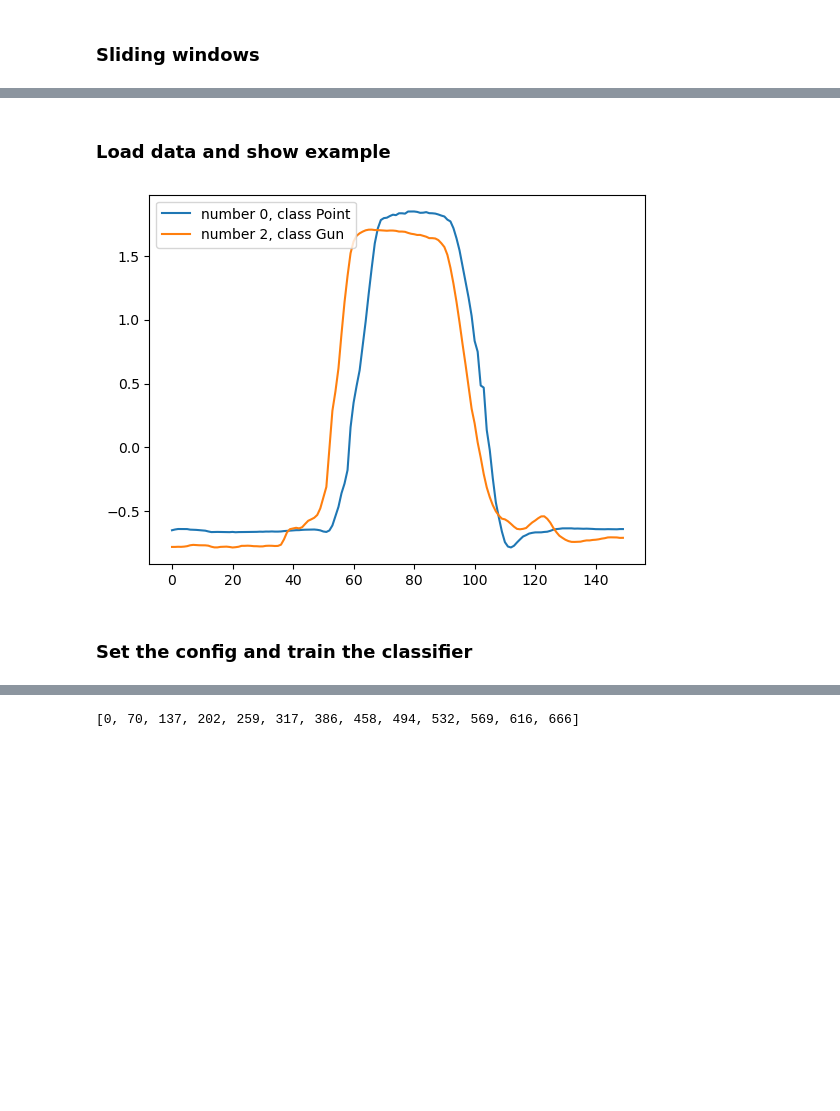
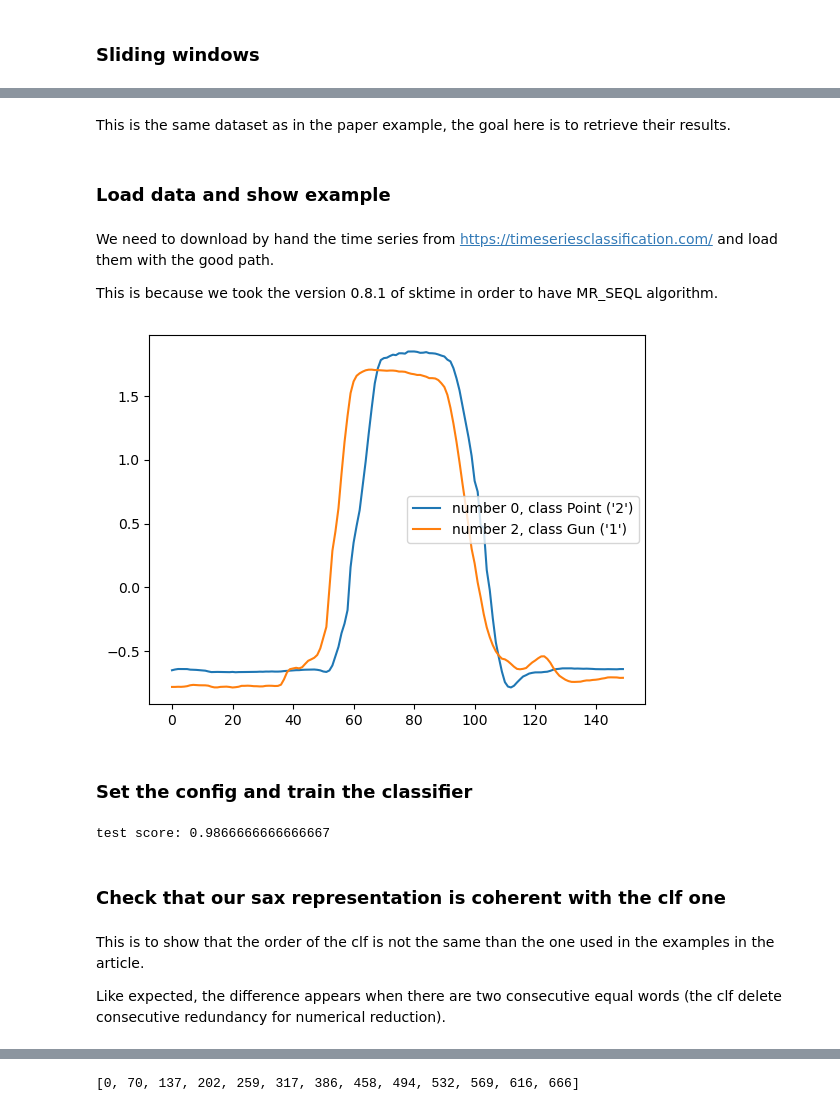
Before and after one commit to StanislasDOZIAS/MR-SEQL, a Jupyter notebook: notebooks/final_notebook.ipynb, the cells around one changed output, grey strips where cells are left out. Drawn from its saved outputs; the diff is of its cells as text; code cells hidden in the pictures; blank space fills up the shorter version.

Commit message:
Fixed the plot of interpretable curves + cleaning + comments

```diff
--- a/notebooks/final_notebook.ipynb
+++ b/notebooks/final_notebook.ipynb
@@ -132,2 +178,4 @@ As it is used: cdba dcaa dcba (i.e. normalized and 'a' for low value)
+# %% [markdown]
+This is the same dataset as in the paper example, the goal here is to retrieve their results.
 # %% [markdown]
 ### Load data and show example
@@ -136 +182,5 @@ DATA_PATH = os.path.join("./../data/Univariate_ts/")
+# %% [markdown]
+We need to download by hand the time series from https://timeseriesclassification.com/ and load them with the good path.
+
+This is because we took the version 0.8.1 of sktime in order to have MR_SEQL algorithm.
 # %%
@@ -145,16 +197,16 @@ X_test, y_test = load_from_tsfile_to_dataframe(
     os.path.join(DATA_PATH, dataset_name, f"{dataset_name}_TEST.ts")
 )
 # %%
-## An example of Time Series from this dataset
+# An example of 2 Time Series from this dataset
 
 i, j = 0, 2
-plt.plot(X_train["dim_0"].iloc[i], label=f"number {i}, class {class_dict[y_train[i]]}")
-plt.plot(X_train["dim_0"].iloc[j], label=f"number {j}, class {class_dict[y_train[j]]}")
+plt.plot(X_train["dim_0"].iloc[i], label=f"number {i}, class {class_dict[y_train[i]]} ('{y_train[i]}')")
+plt.plot(X_train["dim_0"].iloc[j], label=f"number {j}, class {class_dict[y_train[j]]} ('{y_train[j]}')")
 
 plt.legend()
 plt.show()
 # %% [output]
-[figure, old version]
+[figure, new version]
 # %% [markdown]
 ### Set the config and train the classifier
 # %%
@@ -171,4 +222,13 @@ for i in range(len(list_l)):
 # %%
 clf = MrSEQLClassifier(seql_mode="fs", symrep=('sax'), custom_config=custom_config)
 clf.fit(X_train, y_train)
+print(f"test score: {clf.score(X_test, y_test)}")
 Y_predict = clf.predict(X_train)
+# %% [output]
+test score: 0.9866666666666667
+# %% [markdown]
+### Check that our sax representation is coherent with the clf one
+# %% [markdown]
+This is to show that the order of the clf is not the same than the one used in the examples in the article.
+
+Like expected, the difference appears when there are two consecutive equal words (the clf delete consecutive redundancy for numerical reduction).
```
Also changed, not shown: parts of 37 cells of this notebook, 2 other files.
